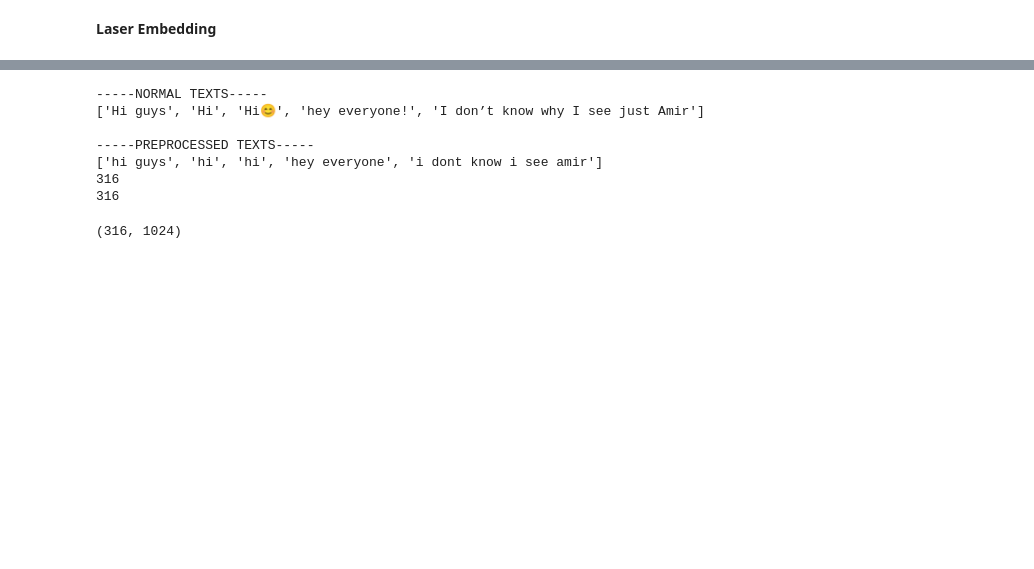
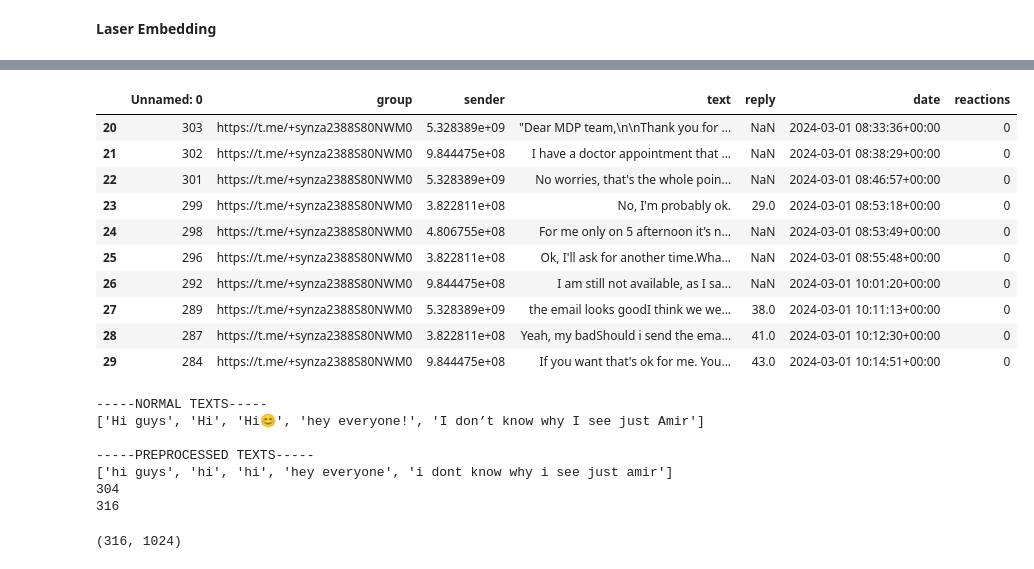
Before and after one commit to amirmosio/telegram-event-detection, a Jupyter notebook: Plotting_data.ipynb, the cells around one changed output, grey strips where cells are left out. Drawn from its saved outputs; the diff is of its cells as text; code cells hidden in the pictures; blank space fills up the shorter version.

```diff
--- a/Plotting_data.ipynb
+++ b/Plotting_data.ipynb
@@ -77,0 +116,24 @@ ourdf = df.loc[df['group'] == ourgroup]
+# %%
+import math
+def merge_consecutive_messages(df):
+    ourdf = df.copy()
+    k=0
+    k = ourdf.shape[0]-1
+    i=0
+    while i < k-1:
+
+        j=i+1
+        if(not math.isnan(ourdf.iloc[i]['sender'] )):
+            x_i = ourdf.iloc[i]['text']
+            x_j = ourdf.iloc[j]['text']
+            while(ourdf.iloc[i]['sender'] == ourdf.iloc[j]['sender']):
+                print("i: ", i, " j: ", j, " k: ", k)
+                text = str(ourdf.iloc[i]['text']) + " " + str(ourdf.iloc[j]['text'])
+                ourdf.at[i, 'text'] = text
+                ourdf.at[i,'reactions'] = ourdf.iloc[j]['reactions'] + ourdf.iloc[i]['reactions']
+
+                ourdf.drop(j, inplace=True)
+                ourdf.reset_index(drop=True, inplace=True)
+                k = k-1
+        i=i+1
+    return ourdf
@@ -77,0 +157,2 @@ ourdf = df.loc[df['group'] == ourgroup]
+# %%
+ourdf_1 = merge_consecutive_messages(ourdf)
@@ -80,8 +193,23 @@ ourdf = df.loc[df['group'] == ourgroup]
+# %%
+ourdf_1[20:30]
+# %% [output]
+|  | Unnamed: 0 | group | sender | text | reply | date | reactions |
+| 20 | 303 | https://t.me/+synza2388S80NWM0 | 5.328389e+09 | "Dear MDP team,\n\nThank you for ... | NaN | 2024-03-01 08:33:36+00:00 | 0 |
+| 21 | 302 | https://t.me/+synza2388S80NWM0 | 9.844475e+08 | I have a doctor appointment that ... | NaN | 2024-03-01 08:38:29+00:00 | 0 |
+| 22 | 301 | https://t.me/+synza2388S80NWM0 | 5.328389e+09 | No worries, that's the whole poin... | NaN | 2024-03-01 08:46:57+00:00 | 0 |
+| 23 | 299 | https://t.me/+synza2388S80NWM0 | 3.822811e+08 | No, I'm probably ok. | 29.0 | 2024-03-01 08:53:18+00:00 | 0 |
+| 24 | 298 | https://t.me/+synza2388S80NWM0 | 4.806755e+08 | For me only on 5 afternoon it’s n... | NaN | 2024-03-01 08:53:49+00:00 | 0 |
+| 25 | 296 | https://t.me/+synza2388S80NWM0 | 3.822811e+08 | Ok, I'll ask for another time.Wha... | NaN | 2024-03-01 08:55:48+00:00 | 0 |
+| 26 | 292 | https://t.me/+synza2388S80NWM0 | 9.844475e+08 | I am still not available, as I sa... | NaN | 2024-03-01 10:01:20+00:00 | 0 |
+| 27 | 289 | https://t.me/+synza2388S80NWM0 | 5.328389e+09 | the email looks goodI think we we... | 38.0 | 2024-03-01 10:11:13+00:00 | 0 |
+| 28 | 287 | https://t.me/+synza2388S80NWM0 | 3.822811e+08 | Yeah, my badShould i send the ema... | 41.0 | 2024-03-01 10:12:30+00:00 | 0 |
+| 29 | 284 | https://t.me/+synza2388S80NWM0 | 9.844475e+08 | If you want that's ok for me. You... | 43.0 | 2024-03-01 10:14:51+00:00 | 0 |
 # %%
 texts = ourdf['text']
 texts = [str(text) for text in texts]
 texts = [text for text in texts if text != "nan"]
 preprocessed_texts = [preprocess_message(str(text), "english") for text in texts]
+preprocessed_texts = [text for text in preprocessed_texts if text != ""]
 print("-----NORMAL TEXTS-----")
 print(texts[0:5])
 print("\n-----PREPROCESSED TEXTS-----")
@@ -94,9 +222,9 @@ print(len(texts))
 ['Hi guys', 'Hi', 'Hi😊', 'hey everyone!', 'I don’t know why I see just Amir']
 
 -----PREPROCESSED TEXTS-----
-['hi guys', 'hi', 'hi', 'hey everyone', 'i dont know i see amir']
+['hi guys', 'hi', 'hi', 'hey everyone', 'i dont know why i see just amir']
+304
 316
-316
 # %%
 langs = ["en" for i in range(len(texts))]
 
```
Also changed, not shown: parts of 21 cells of this notebook.
